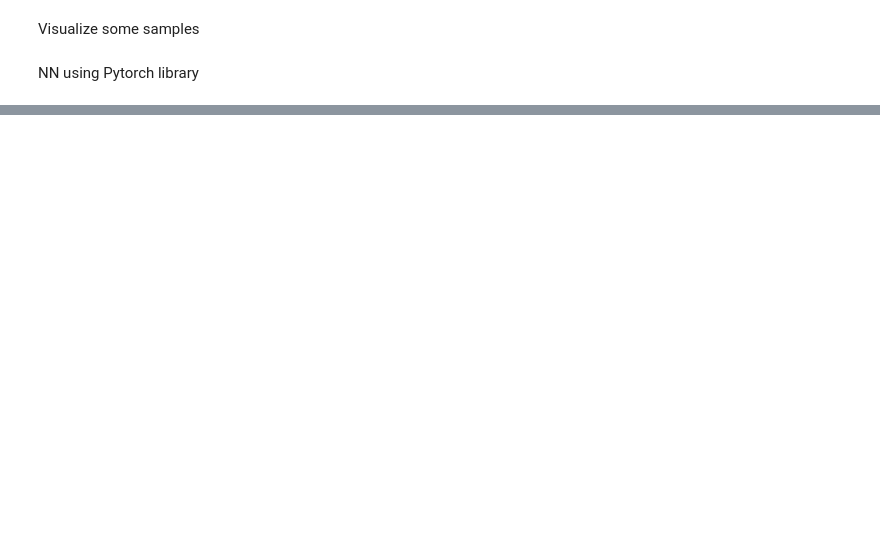
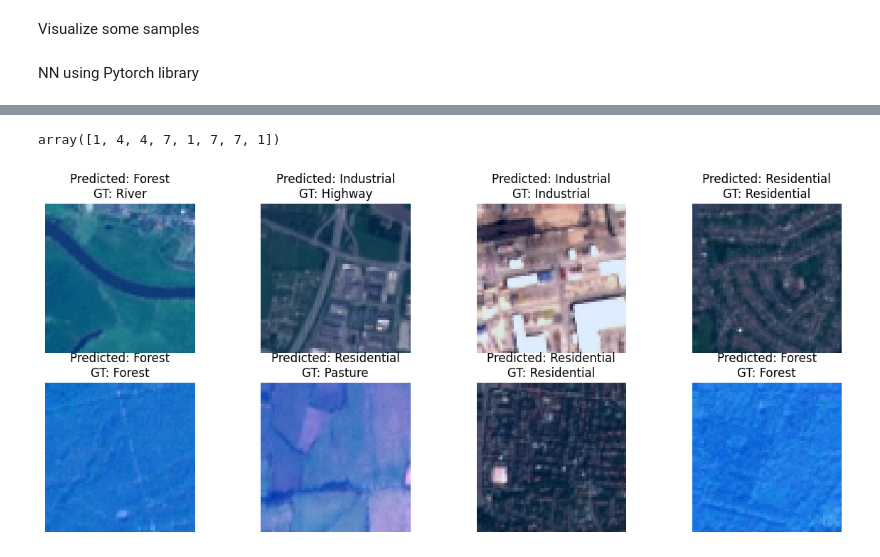
Before and after one commit to Hasanmog/CNN-VS-ViT, a Jupyter notebook: NeuralNetwork/NN_pytorch.ipynb, the cells around one changed output, grey strips where cells are left out. Drawn from its saved outputs; the diff is of its cells as text; code cells hidden in the pictures; blank space fills up the shorter version.

```diff
--- a/NeuralNetwork/NN_pytorch.ipynb
+++ b/NeuralNetwork/NN_pytorch.ipynb
@@ -68,6 +85,6 @@ len(train) , len(val) , len(test)
 # %%
 train_loader = torch.utils.data.DataLoader(train , shuffle = True , batch_size=BATCH_SIZE)
 val_loader = torch.utils.data.DataLoader(val , shuffle = True , batch_size=BATCH_SIZE)
-test_loader = torch.utils.data.DataLoader(test, shuffle = False , batch_size=BATCH_SIZE)
+test_loader = torch.utils.data.DataLoader(test, shuffle = True , batch_size=BATCH_SIZE)
 
 len(train_loader) , len(val_loader)  , len(test_loader)
@@ -80,12 +99,7 @@ images , labels  = first_batch
 
 images.shape , labels.shape
 # %%
-formatted_images  = []
-for image in images:
-    image = image.permute(1 , 2 , 0)
-    image = scale_to_unit_range(image)
-    image = image.numpy()
-    formatted_images.append(image)
+formatted_images = format_for_display(images)
 
 images[0].shape , formatted_images[0].shape
 # %%
@@ -148,0 +242,37 @@ test_loss = test_one_epoch(model = model , test_loader= test_loader , loss_func=
+# %%
+test_iter = iter(test_loader)
+first_batch = next(test_iter)
+images , labels  = first_batch
+
+with torch.no_grad():
+    logits = model(images).to('cpu')
+logits = logits.numpy()
+pred_classes = np.argmax(logits, axis=1)
+pred_classes
+# %% [output]
+array([1, 4, 4, 7, 1, 7, 7, 1])
+# %%
+formatted_images  = format_for_display(images)
+nrows = 2
+ncolumns = 4
+fig, axs = plt.subplots(nrows, ncolumns, figsize=(15, 6))
+
+# Flatten the axs array to simplify accessing individual subplots
+axs = axs.flatten()
+
+# Ensure you have a variable called class_names that maps label indices to actual names
+# e.g., class_names = {0: 'cat', 1: 'dog', ...}
+
+for i in range(len(formatted_images)):
+    ax = axs[i]  # Access the individual subplot
+    ax.imshow(formatted_images[i])  # Assuming images[i] is a torch tensor; permute to change the channel order for matplotlib
+    # Include both GT and predicted class names in the title
+    title = f'Predicted: {class_names[pred_classes[i]]}\nGT: {class_names[labels[i].item()]}'
+    ax.set_title(title)
+    ax.axis('off')  # Hide the axis
+
+# Adjust the layout to prevent the titles from overlapping
+
+plt.show()
+# %% [output]
+[figure, added]
```
Also changed, not shown: parts of 9 cells of this notebook, 6 other files.
